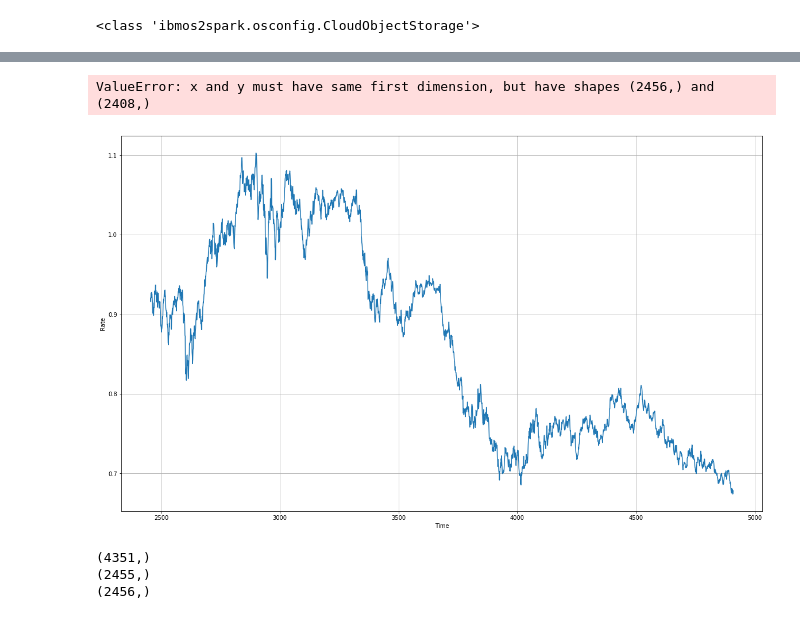
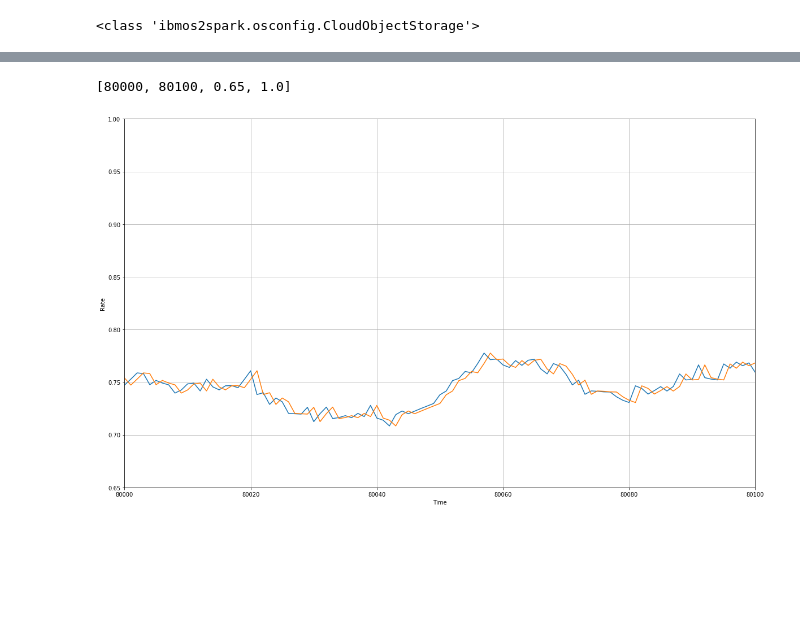
Before and after one commit to elmikeryan/FOREX, a Jupyter notebook: FOREX.feature_eng.pyspark.1.ipynb, the cells around one changed output, grey strips where cells are left out. Cells and saved outputs as stored; diff of their text form; code cells hidden in the pictures; blank space fills up the shorter version.

```diff
--- a/FOREX.feature_eng.pyspark.1.ipynb
+++ b/FOREX.feature_eng.pyspark.1.ipynb
@@ -197,10 +295,19 @@ plt.show()
-# %%
-naive_forecast = series[split_time - 1:-1]
-plt.figure(figsize=(20, 12))
-plot_series(time_valid, x_valid)
-plot_series(time_valid, naive_forecast)
-plt.axis([3800, 4000, 0.65, 0.8])
-# %% [output]
-ValueError: x and y must have same first dimension, but have shapes (2456,) and (2408,)
-[figure, removed]
+# %%
+############################################################
+# Establishing a forecasting baseline using the
+# most naive model, assuming the Rate at the next
+# time step will be exactly what it is at the current one.
+# The implied trading strategy for this model would always
+# be ambivalence; therefor, if we cannot improve on this,
+# we cannot trade with our model.
+############################################################
+
+naive_forecast = series_all[split_time-1:-1]
+plt.figure(figsize=(20, 12))
+plot_series(time_valid, x_valid_all)
+plot_series(time_valid, naive_forecast)
+plt.axis([80000, 80100, 0.65, 1.0])
+# %% [output]
+[80000, 80100, 0.65, 1.0]
+[figure, added]
 # %%
@@ -239,21 +365,3 @@ def model_forecast(model, series, window_size, batch_size=32):
     ds = ds.batch(batch_size).prefetch(1)
     forecast = model.predict(ds)
     return forecast
-# %%
-window_size = 32
-batch_size = 256
-shuffle_buffer_size = 1000
-
-def createEvenlyDivisible(series, batch_size):
-    magic_len = series.shape[0] - (series.shape[0] % batch_size)
-    return series[:magic_len-1]
-
-series = createEvenlyDivisible(series, batch_size)
-
-print(series.shape)
-print(x_train.shape)
-print(x_valid.shape)
-# %% [output]
-(4351,)
-(2455,)
-(2456,)
```
Also changed, not shown: parts of 29 cells of this notebook.
